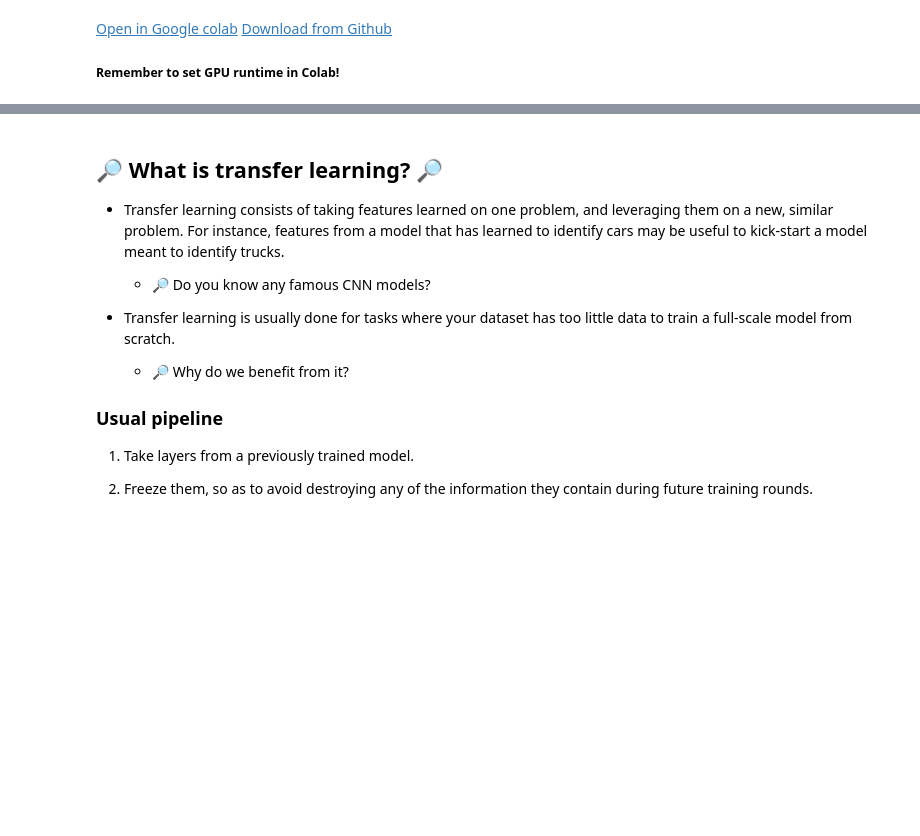
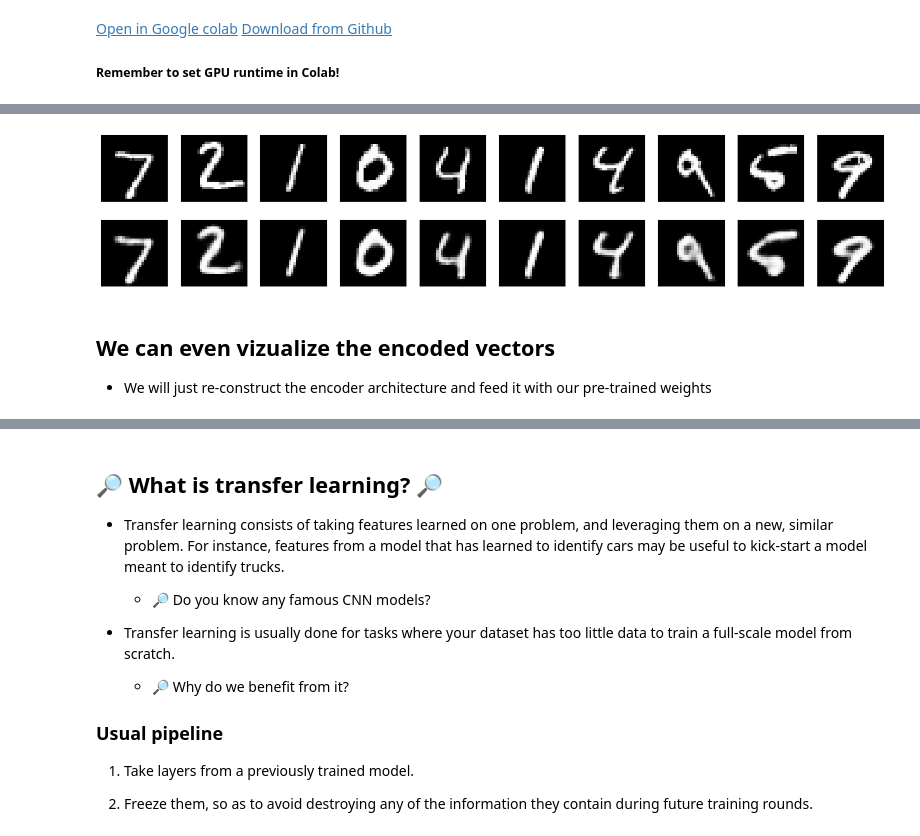
Before and after one commit to rasvob/VSB-FEI-Deep-Learning-Exercises, a Jupyter notebook: dl_05.ipynb, the cells around one changed output, grey strips where cells are left out. Cells and saved outputs as stored; diff of their text form; code cells hidden in the pictures; blank space fills up the shorter version.

```diff
--- a/dl_05.ipynb
+++ b/dl_05.ipynb
@@ -104,0 +244,21 @@ Check [this](https://towardsdatascience.com/understanding-binary-cross-entropy-l
+# %%
+predicted = autoencoder.predict(test_x)
+
+n = 10
+plt.figure(figsize=(20, 4))
+for i in range(n):
+    # display original
+    ax = plt.subplot(2, n, i+1)
+    plt.imshow(test_x[i].reshape(28, 28))
+    plt.gray()
+    ax.get_xaxis().set_visible(False)
+    ax.get_yaxis().set_visible(False)
+
+    # display reconstruction
+    ax = plt.subplot(2, n, i + 1+n)
+    plt.imshow(predicted[i].reshape(28, 28))
+    plt.gray()
+    ax.get_xaxis().set_visible(False)
+    ax.get_yaxis().set_visible(False)
+plt.show()
+# %% [output]
@@ -104,0 +266,4 @@ Check [this](https://towardsdatascience.com/understanding-binary-cross-entropy-l
+[figure, added]
+# %% [markdown]
+## We can even vizualize the encoded vectors
+* We will just re-construct the encoder architecture and feed it with our pre-trained weights
```
Also changed, not shown: parts of 35 cells of this notebook, 1 other file.
